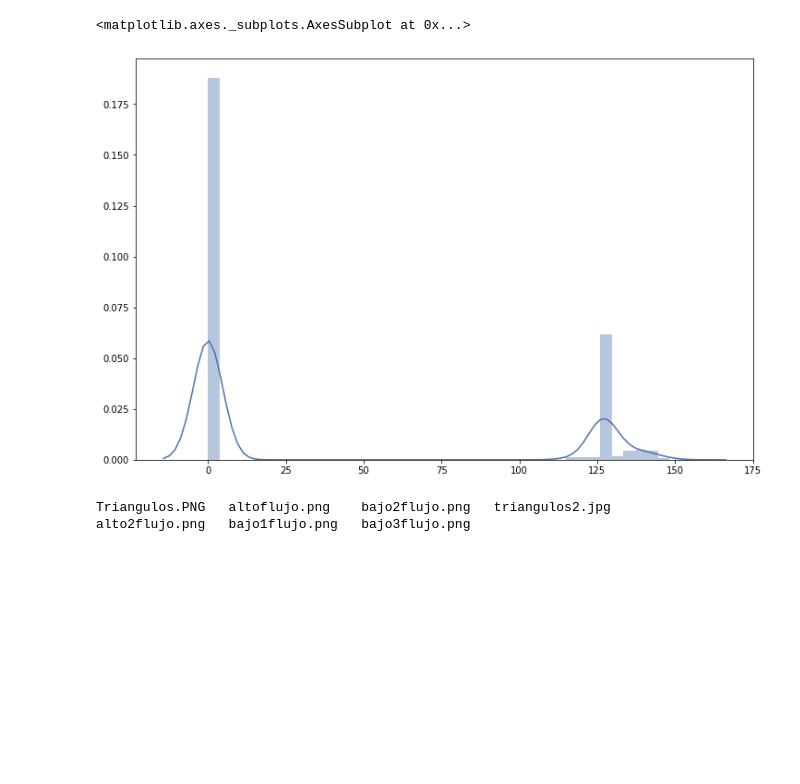
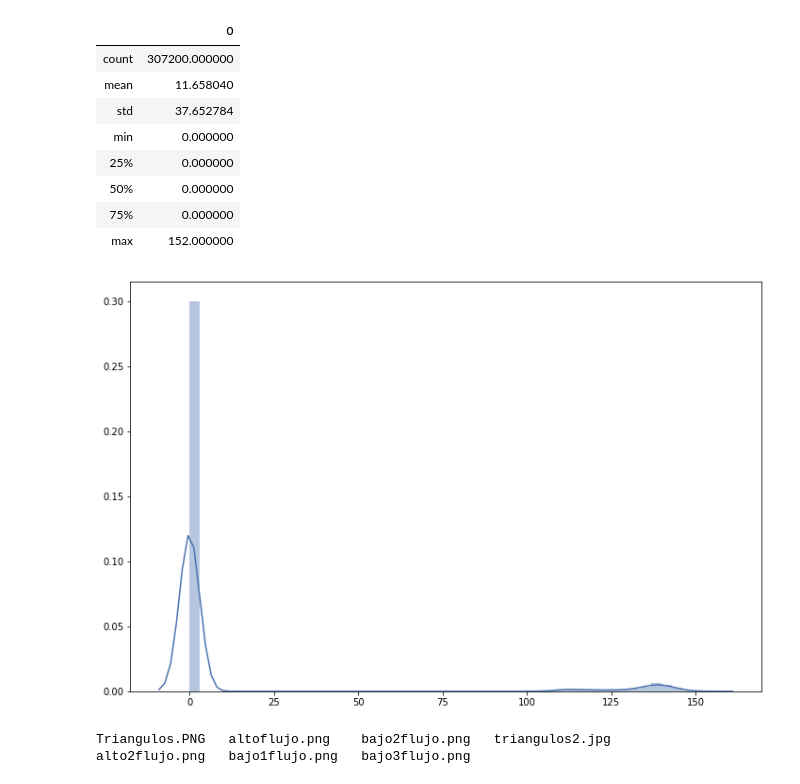
Before and after one commit to Pagutri/ProyectoAsignadoImagenes, a Jupyter notebook: Pregunta1.ipynb, the cells around one changed output. Saved outputs shown, nothing was run; the diff lists cells and outputs as text; code cells hidden in the pictures; blank space fills up the shorter version.

Commit message:
:bug: auto_segment()
Removed a bug but found another one.

```diff
--- a/Pregunta1.ipynb
+++ b/Pregunta1.ipynb
@@ -111,6 +111,6 @@ def auto_segment(
     return dst
 # %%
 _tmp_img = mangueras[llaves[0]]
-mask = auto_segment(_tmp_img, verbose=True, groups=3)
+mask = auto_segment(_tmp_img, verbose=False, groups=2)
 #sns.distplot(mask.flatten())
 #utils.side_by_side(_tmp_img, mask)
@@ -137,5 +117,14 @@ center shift 0.000000e+00 within tolerance 2.233664e-02
 # %%
 sns.distplot(mask.flatten())
+pd.core.frame.DataFrame(mask.flatten()).describe()
 # %% [output]
-<matplotlib.axes._subplots.AxesSubplot at 0x...>
+|  | 0 |
+| count | 307200.000000 |
+| mean | 11.658040 |
+| std | 37.652784 |
+| min | 0.000000 |
+| 25% | 0.000000 |
+| 50% | 0.000000 |
+| 75% | 0.000000 |
+| max | 152.000000 |
-[figure, old version]
+[figure, new version]
```
Also changed, not shown: parts of 2 cells of this notebook, 1 other file.
